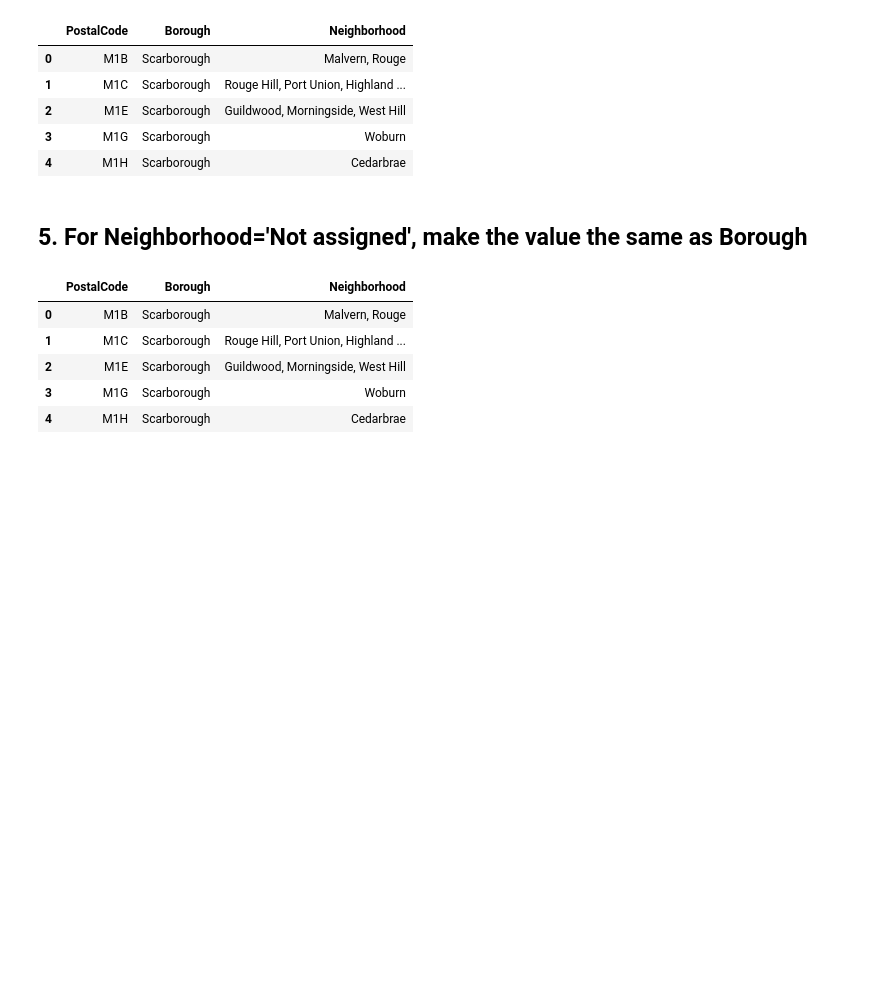
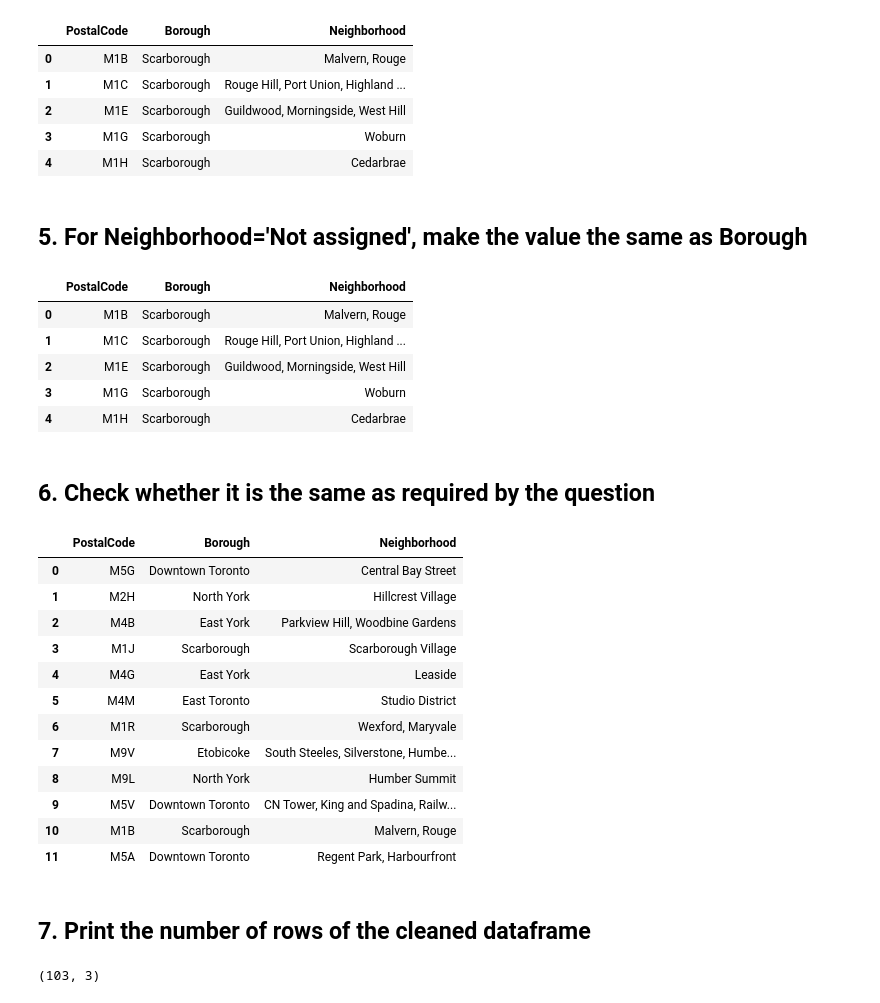
Before and after one commit to shu3bham/Coursera_Capstone, a Jupyter notebook: Data Science Capstone week 3.ipynb, the cells around one changed output. Saved outputs shown, nothing was run; the diff lists cells and outputs as text; code cells hidden in the pictures; blank space fills up the shorter version.

```diff
--- a/Data Science Capstone week 3.ipynb
+++ b/Data Science Capstone week 3.ipynb
@@ -123,3 +140,37 @@ toronto_df_grouped.head()
 | 2 | M1E | Scarborough | Guildwood, Morningside, West Hill |
 | 3 | M1G | Scarborough | Woburn |
 | 4 | M1H | Scarborough | Cedarbrae |
+# %% [markdown]
+## 6. Check whether it is the same as required by the question
+# %%
+# create a new test dataframe
+column_names=['PostalCode','Borough','Neighborhood']
+test_df=pd.DataFrame(columns=column_names)
+
+test_list=["M5G", "M2H", "M4B", "M1J", "M4G", "M4M", "M1R", "M9V", "M9L", "M5V", "M1B", "M5A"]
+
+for postcode in test_list:
+    test_df=test_df.append(toronto_df_grouped[toronto_df_grouped['PostalCode']==postcode],ignore_index=True)
+
+test_df
+# %% [output]
+|  | PostalCode | Borough | Neighborhood |
+| 0 | M5G | Downtown Toronto | Central Bay Street |
+| 1 | M2H | North York | Hillcrest Village |
+| 2 | M4B | East York | Parkview Hill, Woodbine Gardens |
+| 3 | M1J | Scarborough | Scarborough Village |
+| 4 | M4G | East York | Leaside |
+| 5 | M4M | East Toronto | Studio District |
+| 6 | M1R | Scarborough | Wexford, Maryvale |
+| 7 | M9V | Etobicoke | South Steeles, Silverstone, Humbe... |
+| 8 | M9L | North York | Humber Summit |
+| 9 | M5V | Downtown Toronto | CN Tower, King and Spadina, Railw... |
+| 10 | M1B | Scarborough | Malvern, Rouge |
+| 11 | M5A | Downtown Toronto | Regent Park, Harbourfront |
+# %% [markdown]
+## 7. Print the number of rows of the cleaned dataframe
+# %%
+# print the number of rows of the clean data frame
+toronto_df_grouped.shape
+# %% [output]
+(103, 3)
```
Also changed, not shown: parts of 12 cells of this notebook.
